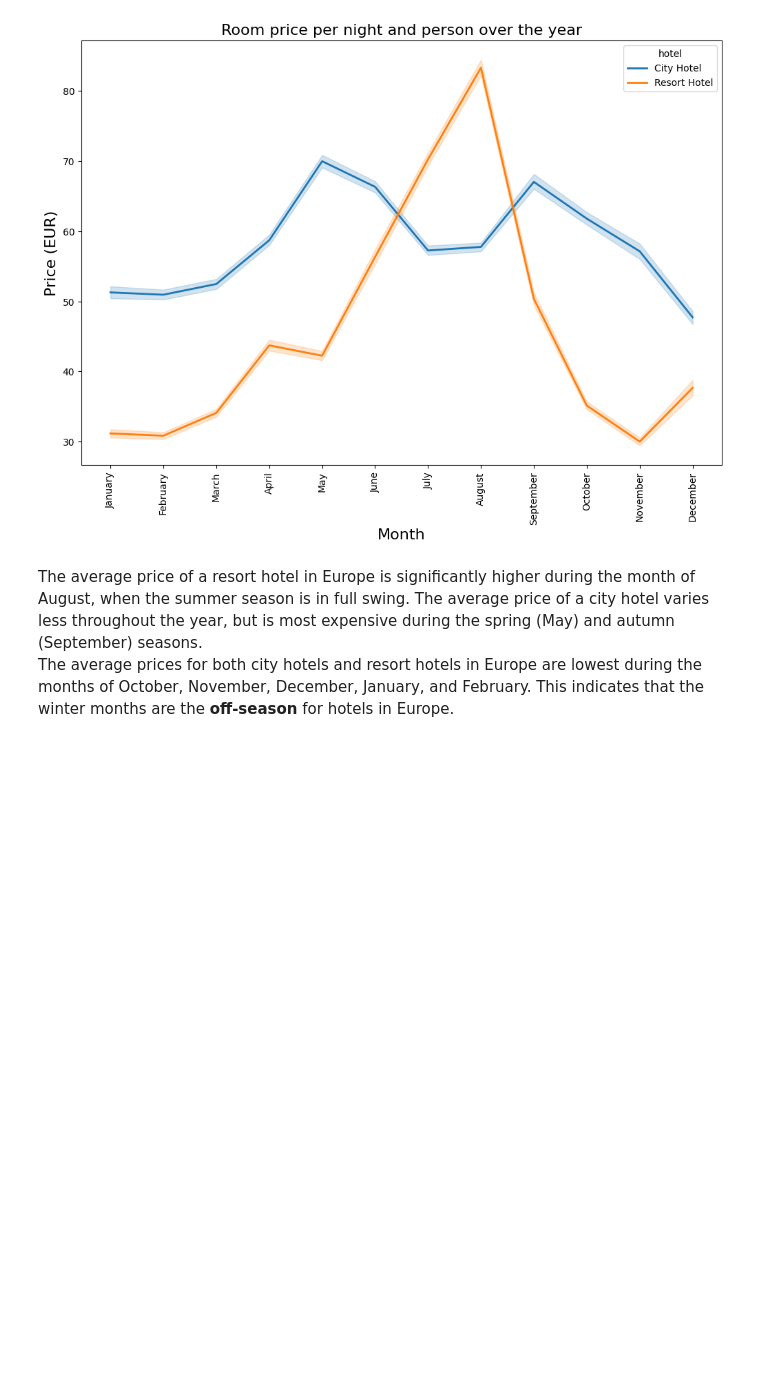
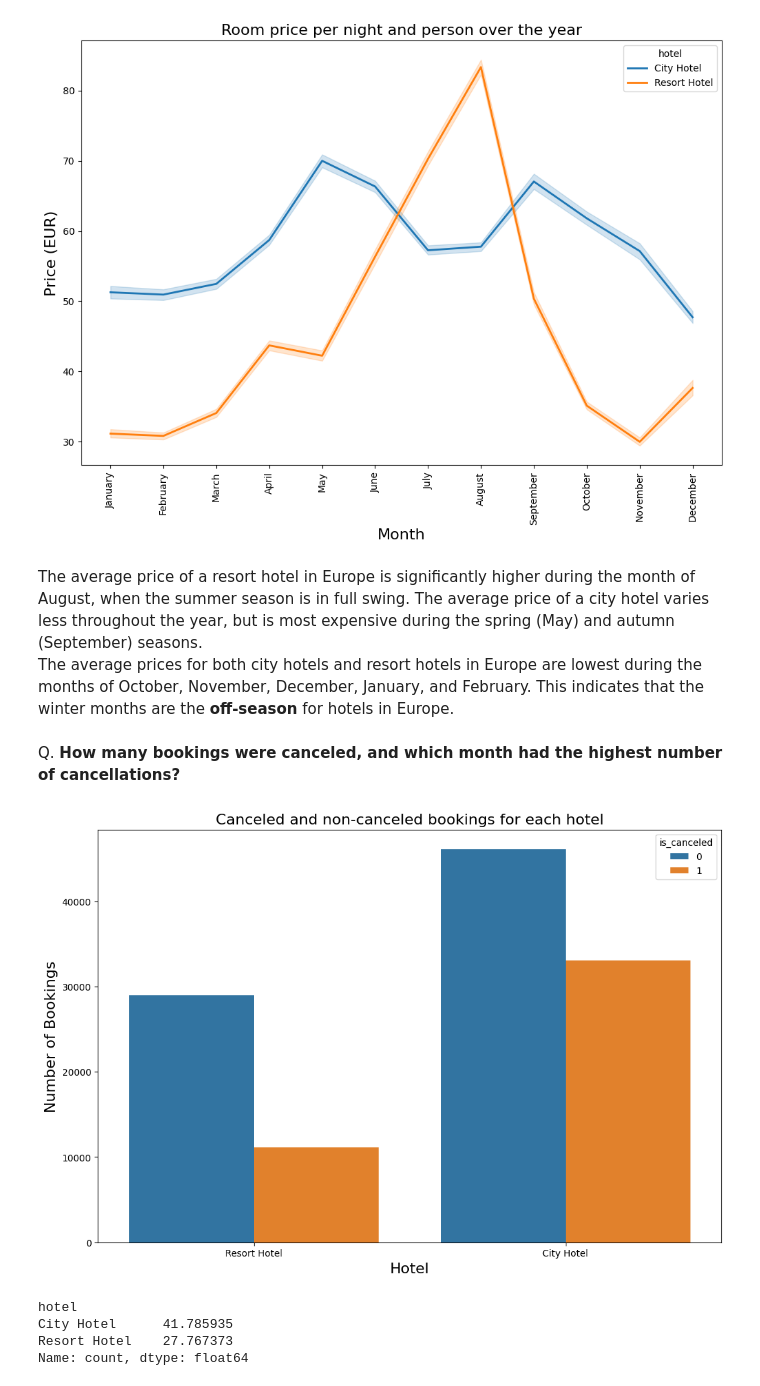
Before and after one commit to Chirag529/Hotel_EDA, a Jupyter notebook: main.ipynb, the cells around one changed output. Drawn from its saved outputs; the diff is of its cells as text; code cells hidden in the pictures; blank space fills up the shorter version.

Commit message:
cancelled bookings added

```diff
--- a/main.ipynb
+++ b/main.ipynb
@@ -357,3 +368,32 @@ plt.show()
 # %% [markdown]
 The average price of a resort hotel in Europe is significantly higher during the month of August, when the summer season is in full swing. The average price of a city hotel varies less throughout the year, but is most expensive during the spring (May) and autumn (September) seasons. <br />
 The average prices for both city hotels and resort hotels in Europe are lowest during the months of October, November, December, January, and February. This indicates that the winter months are the **off-season** for hotels in Europe.
+# %% [markdown]
+Q. **How many bookings were canceled, and which month had the highest number of cancellations?**
+# %%
+# Let's find out number of cancelled booking and then plot a bar chart for cancelled and no cancelled bookings for each hotel
+canceled_bookings = df[df["is_canceled"] == 1]
+no_canceled_bookings = df[df["is_canceled"] == 0]
+
+# Let's plot a bar chart for cancelled and no cancelled bookings for each hotel
+plt.figure(figsize=(12, 8))
+sns.countplot(
+    x="hotel",
+    hue="is_canceled",
+    data = df
+)
+plt.title("Canceled and non-canceled bookings for each hotel", fontsize=16)
+plt.xlabel("Hotel", fontsize=16)
+plt.ylabel("Number of Bookings", fontsize=16)
+plt.show()
+# %% [output]
+[figure, added]
+# %%
+# Let's find out the canelled booking percentage for each hotel
+canceled_bookings_percentage = canceled_bookings["hotel"].value_counts() / df["hotel"].value_counts() * 100
+canceled_bookings_percentage
+# %% [output]
+hotel
+City Hotel      41.785935
+Resort Hotel    27.767373
+Name: count, dtype: float64
```
Also changed, not shown: parts of 2 cells of this notebook.
